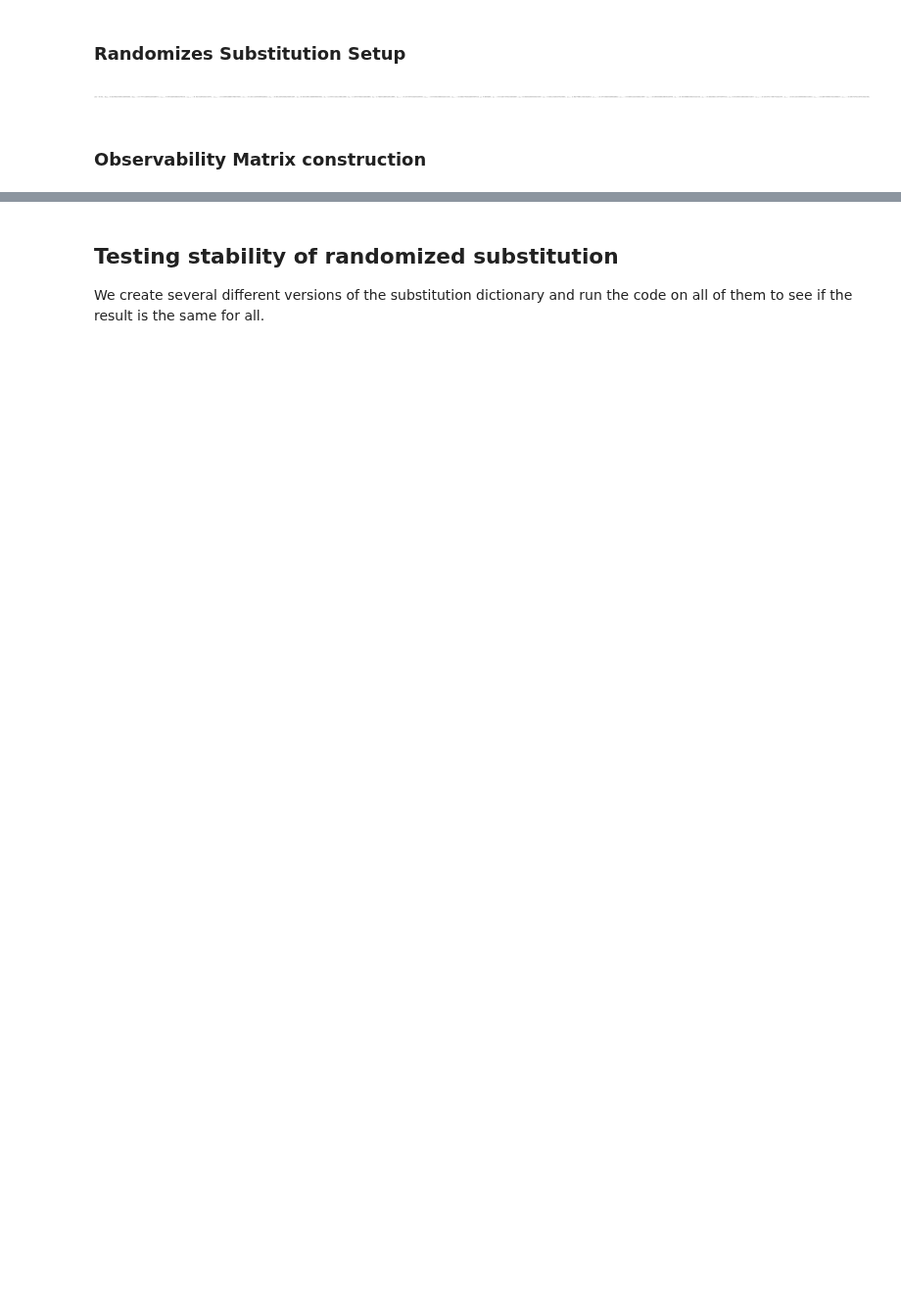
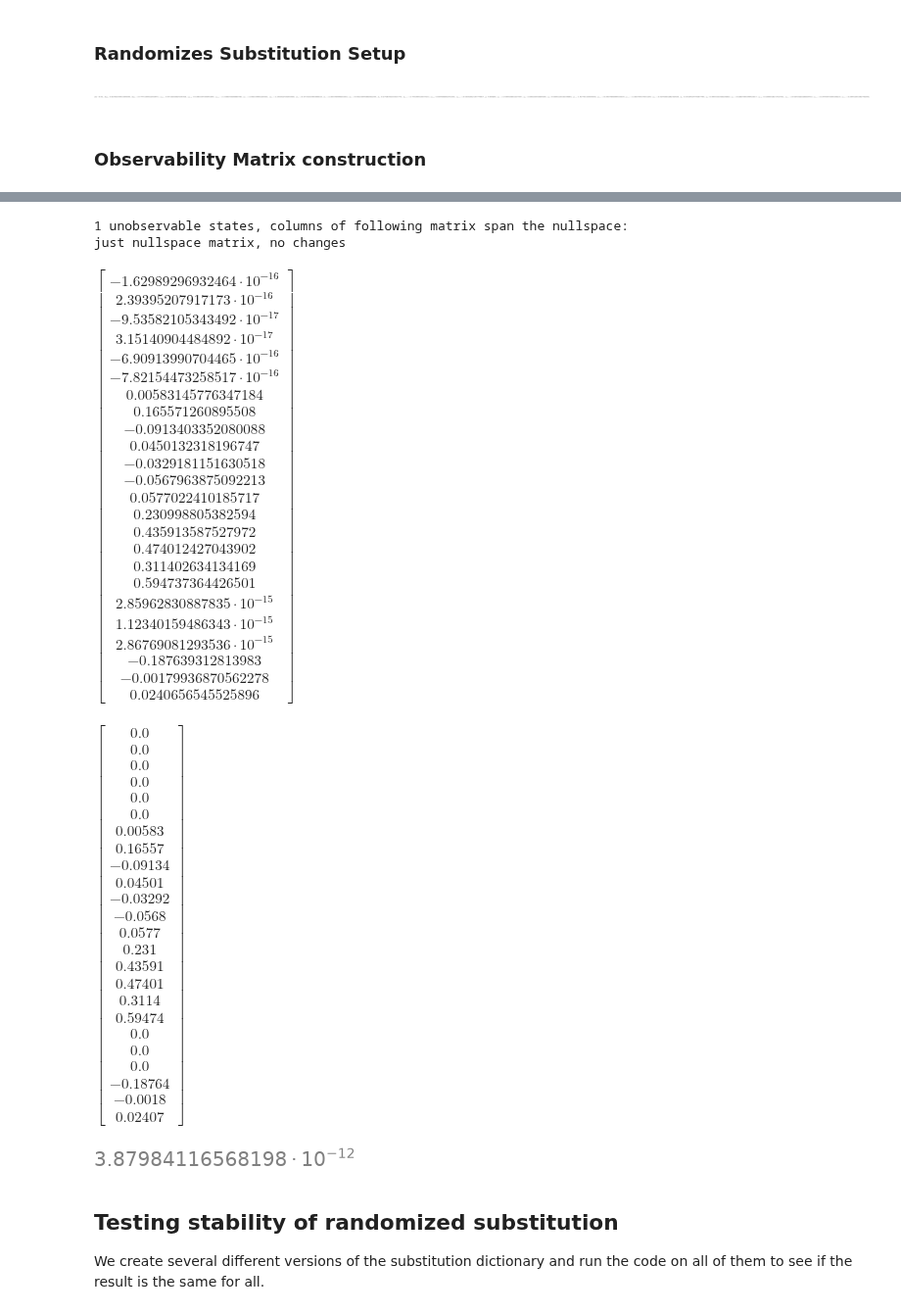
Before and after one commit to lennartstoelting/BA_development_and_testing, a Jupyter notebook: ESEKF for IMU and speakers/esekf_theory_implementation.ipynb, the cells around one changed output, grey strips where cells are left out. Shown at 98% size. Saved outputs shown, nothing was run; the diff lists cells and outputs as text; code cells hidden in the pictures; blank space fills up the shorter version.

```diff
--- a/ESEKF for IMU and speakers/esekf_theory_implementation.ipynb
+++ b/ESEKF for IMU and speakers/esekf_theory_implementation.ipynb
@@ -396,0 +403,4 @@ $\displaystyle \left[\begin{matrix}a_{b,x} - 2 g \left(q_{w} q_{y} - q_{x} q_{z}
+# %%
+p_h = p
+h = sym.Matrix.vstack(h, p_h)
+h
@@ -546,7 +558,7 @@ quat_test_dict = {
 substitution_dict = {
     s: subs_fixed_values[s] if s in subs_fixed_values   # assign fixed values
     else quat_test_dict[s.name] if s.name in quat_test_dict   # quaternion with random but bound values
-    else random.uniform(-10, 10)                        # eveything else gets random values
+    else random.uniform(-2, 2)                        # eveything else gets random values
     for s in all_symbols
 }
 
@@ -667,3 +663,38 @@ $\displaystyle \left[\begin{matrix}\delta{p}_x & 0 & 0 & 0 & 0 & 0 & 0\\0 & \del
+# %%
+# nullspace
+if rank < n_states:
+    print(f"{n_states - rank} unobservable states, columns of following matrix span the nullspace:")
+    nullspace = Vh[rank:].T
+
+    print(f"just nullspace matrix, no changes")
+    display(sym.Matrix(nullspace))
+
+    clean_test = np.where(np.abs(nullspace) < threshold, 0, np.round(nullspace, 5))
+    display(sym.Matrix(clean_test))
+
+    # # RREF
+    # rref_nullspace, _ = sym.Matrix(nullspace.T).rref()
+    # rref_nullspace = np.array(rref_nullspace, dtype=float).T
+    # clean_rref_nullspace = np.where(np.abs(rref_nullspace) < threshold, 0, np.round(rref_nullspace, 5))
+
+    # print(f"RREF form of nullspace matrix with threshold applied")
+    # display(sym.Matrix(clean_rref_nullspace))
+
+    # # this way I can broadcast multiply my delta_x vector
+    # state_col_mat = np.array(delta_x).reshape(-1, 1)
+    # nullspace_sign = np.sign(clean_rref_nullspace).astype(int)
+    # symbolic_nullspace = state_col_mat * nullspace_sign
+
+    # print(f"non zero values replaced by their corresponding state for visualization")
+    # display(sym.Matrix(symbolic_nullspace))
+
+threshold
+# %% [output]
+1 unobservable states, columns of following matrix span the nullspace:
+just nullspace matrix, no changes
+$\displaystyle \left[\begin{matrix}-1.62989296932464 \cdot 10^{-16}\\2.39395207917173 \cdot 10^{-16}\\-9.53582105343492 \cdot 10^{-17}\\3.15140904484892 \cdot 10^{-17}\\-6.90913990704465 \cdot 10^{-16}\\-7.82154473258517 \cdot 10^{-16}\\0.00583145776347184\\0.165571260895508\\-0.0913403352080088\\0.0450132318196747\\-0.0329181151630518\\-0.0567963875092213\\0.0577022410185717\\0.230998805382594\\0.435913587527972\\0.474012427043902\\0.311402634134169\\0.594737364426501\\2.85962830887835 \cdot 10^{-15}\\1.12340159486343 \cdot 10^{-15}\\2.86769081293536 \cdot 10^{-15}\\-0.187639312813983\\-0.00179936870562278\\0.0240656545525896\end{matrix}\right]$
+$\displaystyle \left[\begin{matrix}0.0\\0.0\\0.0\\0.0\\0.0\\0.0\\0.00583\\0.16557\\-0.09134\\0.04501\\-0.03292\\-0.0568\\0.0577\\0.231\\0.43591\\0.47401\\0.3114\\0.59474\\0.0\\0.0\\0.0\\-0.18764\\-0.0018\\0.02407\end{matrix}\right]$
+[figure, added]
 # %% [markdown]
 ## Testing stability of randomized substitution
 
```
Also changed, not shown: parts of 7 cells of this notebook.
